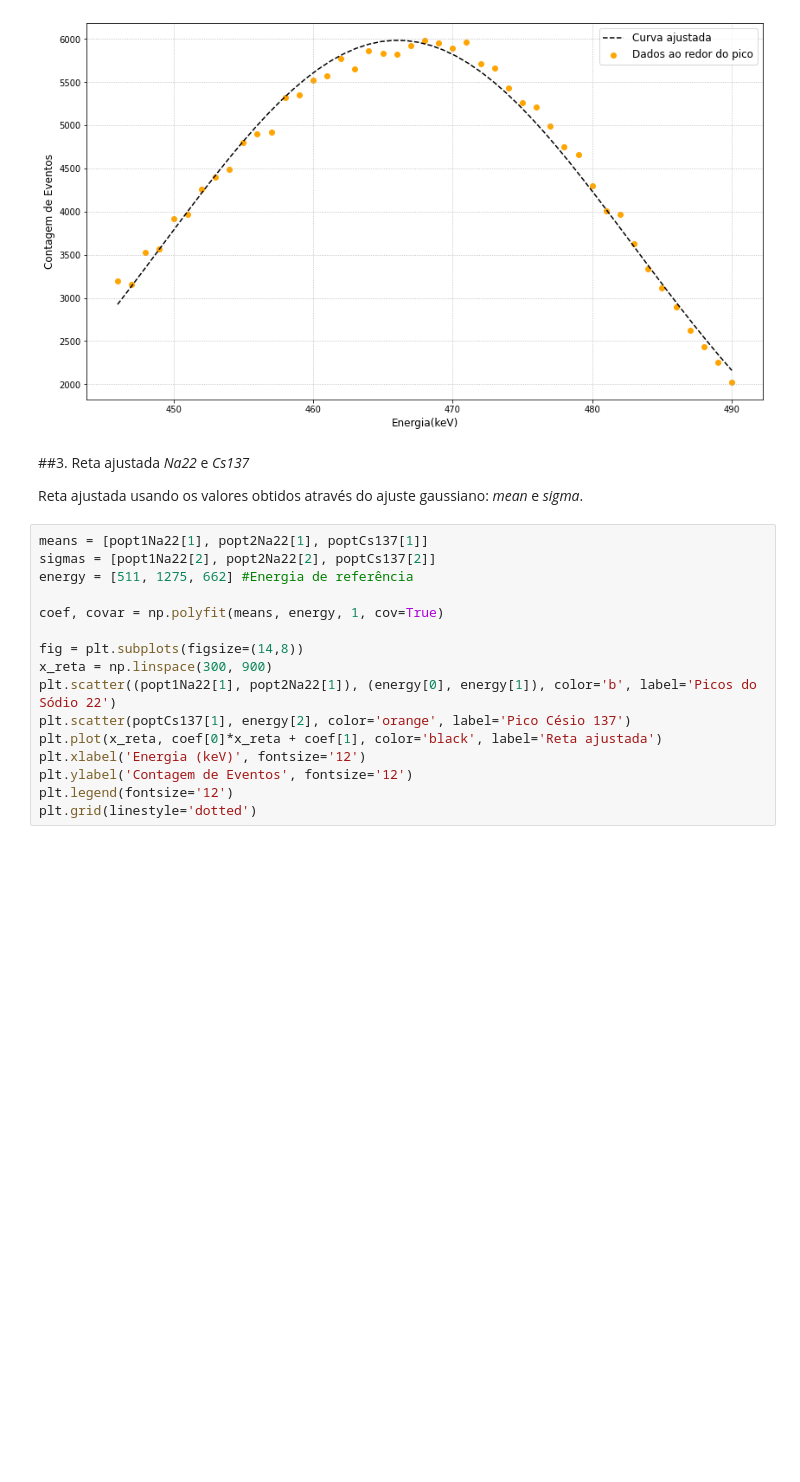
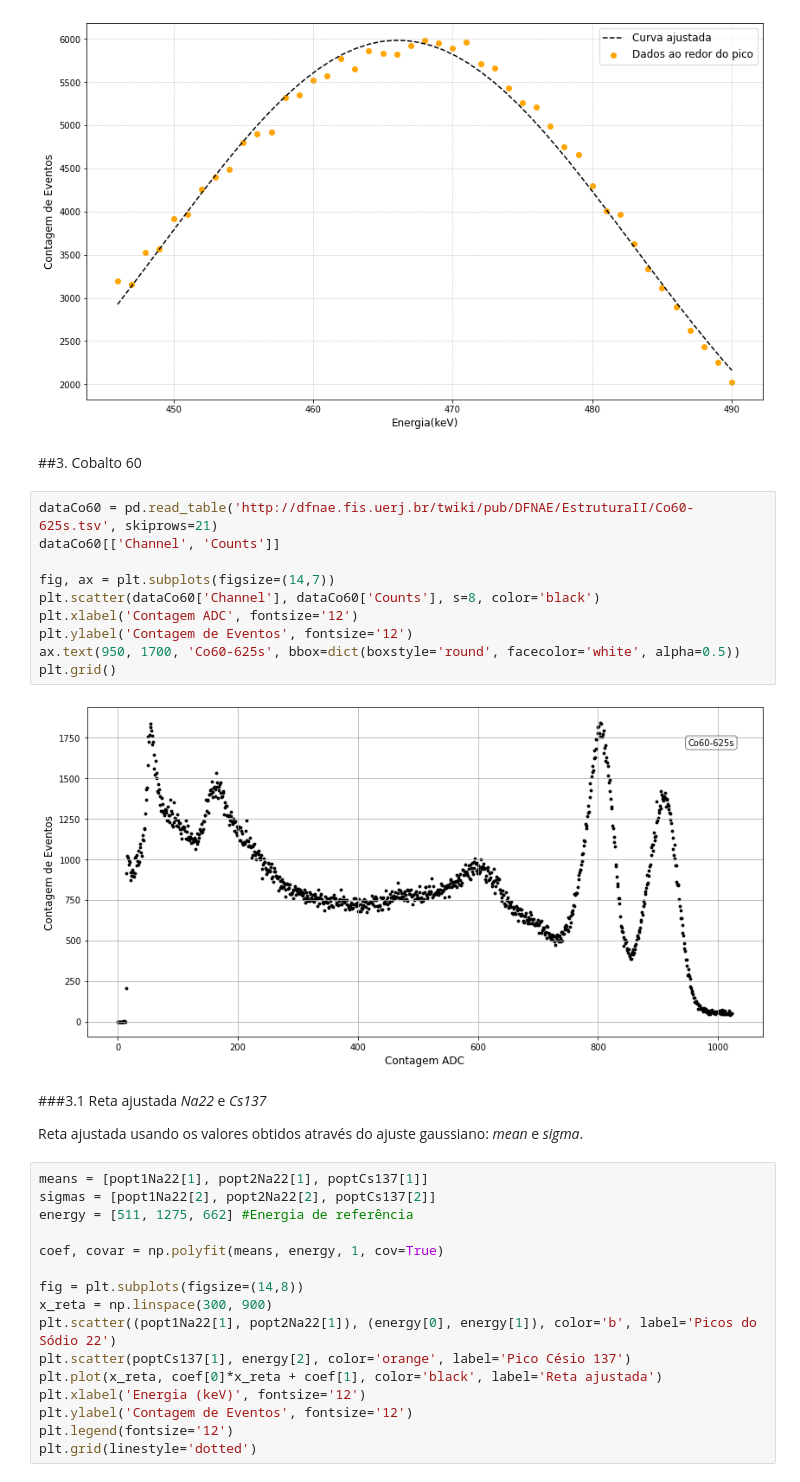
Before and after one commit to goulartsursula/DisciplinasUERJ, a Jupyter notebook: Estrutura da Materia 2/EspectroscopiaEmissoesGama.ipynb, the cells around one changed output. Saved outputs shown, nothing was run; the diff lists cells and outputs as text; blank space fills up the shorter version.

```diff
--- a/Estrutura da Materia 2/EspectroscopiaEmissoesGama.ipynb
+++ b/Estrutura da Materia 2/EspectroscopiaEmissoesGama.ipynb
@@ -194,8 +197,22 @@ plt.legend(fontsize='12')
 plt.grid(linestyle='dotted')
 # %% [output]
 [figure]
+# %% [markdown]
+##3. Cobalto 60
+# %%
+dataCo60 = pd.read_table('http://dfnae.fis.uerj.br/twiki/pub/DFNAE/EstruturaII/Co60-625s.tsv', skiprows=21)
+dataCo60[['Channel', 'Counts']]
+
+fig, ax = plt.subplots(figsize=(14,7))
+plt.scatter(dataCo60['Channel'], dataCo60['Counts'], s=8, color='black')
+plt.xlabel('Contagem ADC', fontsize='12')
+plt.ylabel('Contagem de Eventos', fontsize='12')
+ax.text(950, 1700, 'Co60-625s', bbox=dict(boxstyle='round', facecolor='white', alpha=0.5))
+plt.grid()
+# %% [output]
+[figure, added]
 # %% [markdown]
-##3. Reta ajustada *Na22* e *Cs137*
+###3.1 Reta ajustada *Na22* e *Cs137*
 
 Reta ajustada usando os valores obtidos através do ajuste gaussiano: *mean* e *sigma*.
 # %%
```
Also changed, not shown: parts of 5 cells of this notebook.
